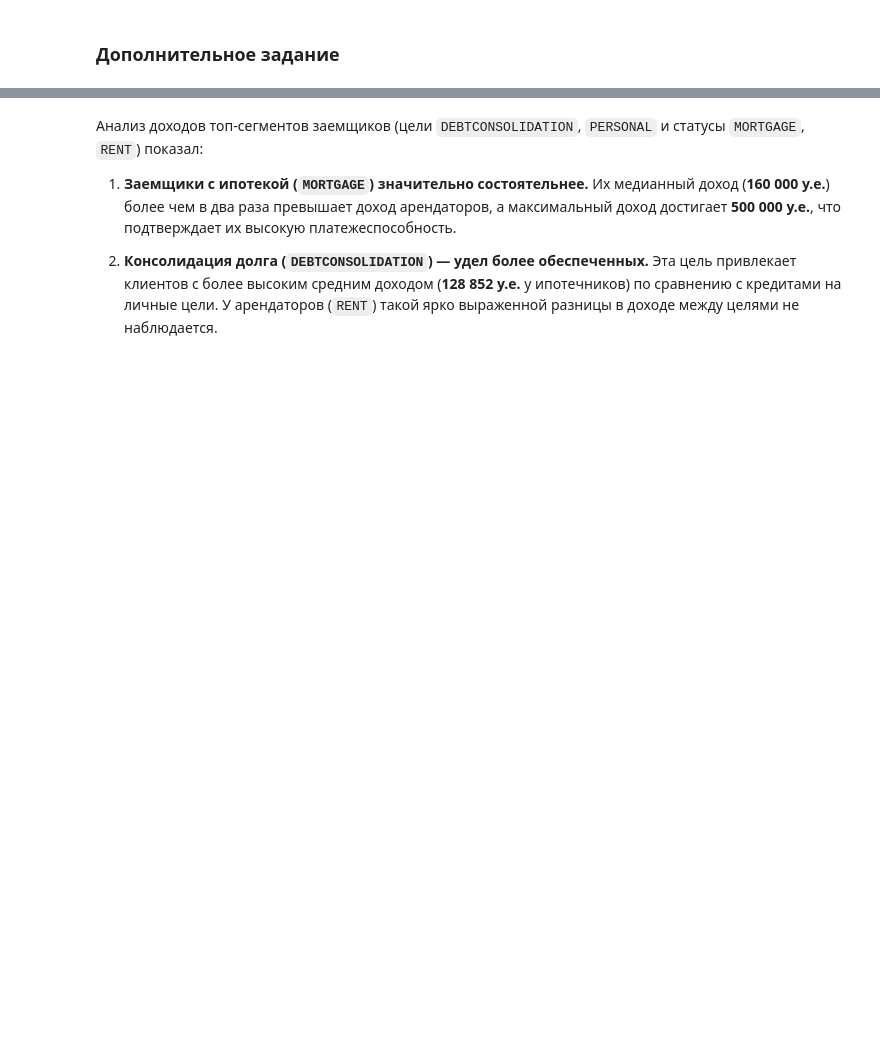
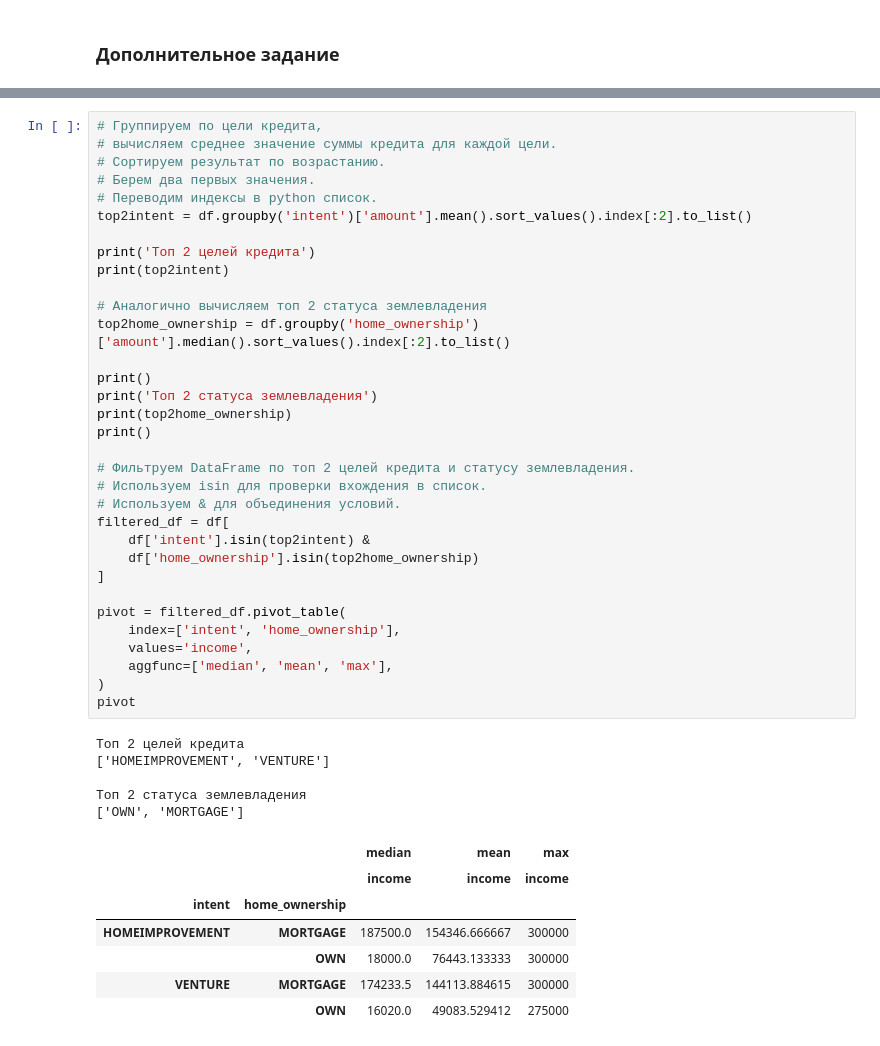
Before and after one commit to cocahonka/suai-data-science-labs, a Jupyter notebook: lab1/ЛР1_Мясников_7.ipynb, the cells around one changed output, grey strips where cells are left out. Drawn from its saved outputs; the diff is of its cells as text; blank space fills up the shorter version.

```diff
--- a/lab1/ЛР1_Мясников_7.ipynb
+++ b/lab1/ЛР1_Мясников_7.ipynb
@@ -791,6 +817,46 @@ income_analysis_pivot
-# %% [markdown]
-Анализ доходов топ-сегментов заемщиков (цели `DEBTCONSOLIDATION`, `PERSONAL` и статусы `MORTGAGE`, `RENT`) показал:
-
-1.  **Заемщики с ипотекой (`MORTGAGE`) значительно состоятельнее.** Их медианный доход (**160 000 у.е.**) более чем в два раза превышает доход арендаторов, а максимальный доход достигает **500 000 у.е.**, что подтверждает их высокую платежеспособность.
-
-2.  **Консолидация долга (`DEBTCONSOLIDATION`) — удел более обеспеченных.** Эта цель привлекает клиентов с более высоким средним доходом (**128 852 у.е.** у ипотечников) по сравнению с кредитами на личные цели. У арендаторов (`RENT`) такой ярко выраженной разницы в доходе между целями не наблюдается.
+# %%
+# Группируем по цели кредита,
+# вычисляем среднее значение суммы кредита для каждой цели.
+# Сортируем результат по возрастанию.
+# Берем два первых значения.
+# Переводим индексы в python список.
+top2intent = df.groupby('intent')['amount'].mean().sort_values().index[:2].to_list()
+
+print('Топ 2 целей кредита')
+print(top2intent)
+
+# Аналогично вычисляем топ 2 статуса землевладения
+top2home_ownership = df.groupby('home_ownership')['amount'].median().sort_values().index[:2].to_list()
+
+print()
+print('Топ 2 статуса землевладения')
+print(top2home_ownership)
+print()
+
+# Фильтруем DataFrame по топ 2 целей кредита и статусу землевладения.
+# Используем isin для проверки вхождения в список.
+# Используем & для объединения условий.
+filtered_df = df[
+    df['intent'].isin(top2intent) &
+    df['home_ownership'].isin(top2home_ownership)
+]
+
+pivot = filtered_df.pivot_table(
+    index=['intent', 'home_ownership'],
+    values='income',
+    aggfunc=['median', 'mean', 'max'],
+)
+pivot
+# %% [output]
+Топ 2 целей кредита
+['HOMEIMPROVEMENT', 'VENTURE']
+
+Топ 2 статуса землевладения
+['OWN', 'MORTGAGE']
+|  |  | median | mean | max |
+|  |  | income | income | income |
+| intent | home_ownership |  |  |  |
+| HOMEIMPROVEMENT | MORTGAGE | 187500.0 | 154346.666667 | 300000 |
+|  | OWN | 18000.0 | 76443.133333 | 300000 |
+| VENTURE | MORTGAGE | 174233.5 | 144113.884615 | 300000 |
+|  | OWN | 16020.0 | 49083.529412 | 275000 |
```
Also changed, not shown: parts of 69 cells of this notebook.
